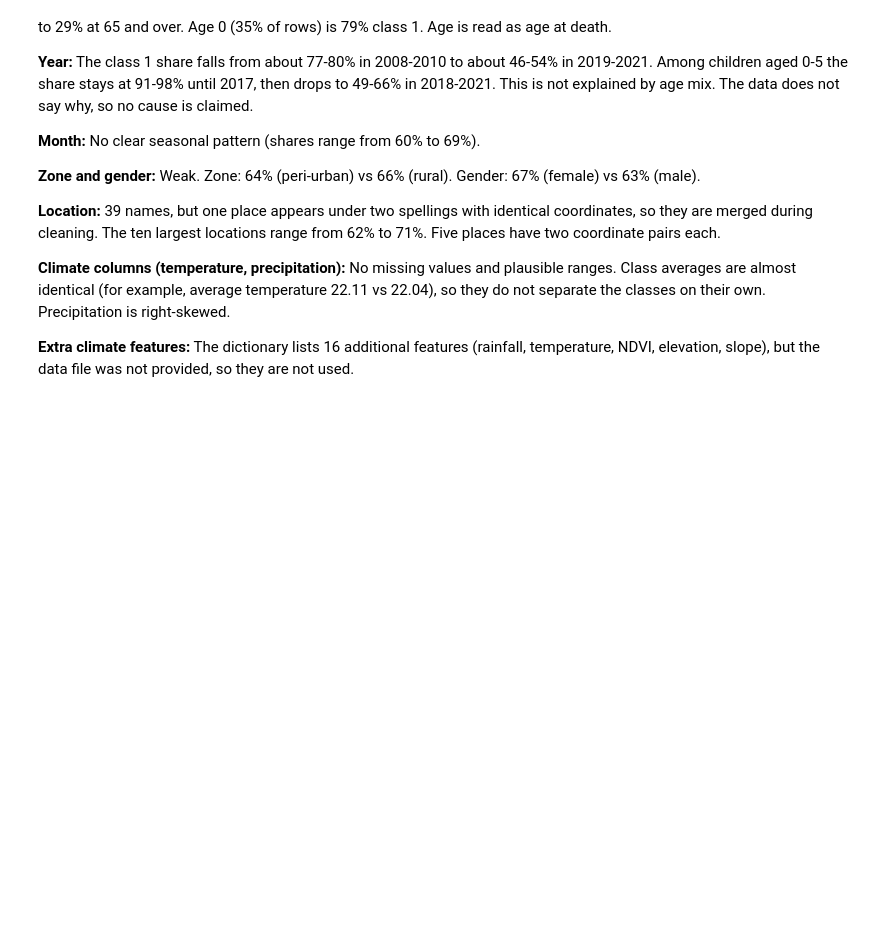
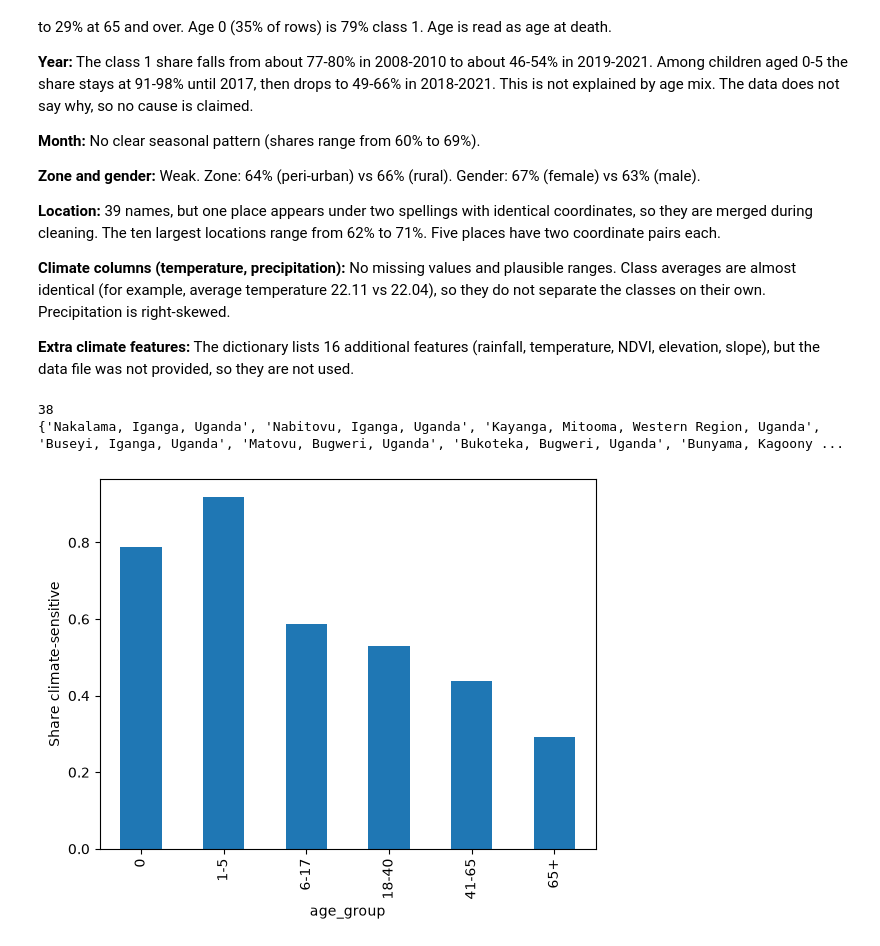
Before and after one commit to godfreymiracle-cmd/climate-risk-health-prediction, a Jupyter notebook: Climate-Sensitive Mortality Prediction.ipynb, the cells around one changed output. Cells and saved outputs as stored; diff of their text form; code cells hidden in the pictures; blank space fills up the shorter version.

Commit message:
Add EDA charts, descriptions, findings and business problem

```diff
--- a/Climate-Sensitive Mortality Prediction.ipynb
+++ b/Climate-Sensitive Mortality Prediction.ipynb
@@ -349,3 +361,25 @@ train.groupby('is_climate_sensitive')[['avg_temperature', 'max_temperature', 'mi
 **Climate columns (temperature, precipitation):** No missing values and plausible ranges. Class averages are almost identical (for example, average temperature 22.11 vs 22.04), so they do not separate the classes on their own. Precipitation is right-skewed.
 
 **Extra climate features:** The dictionary lists 16 additional features (rainfall, temperature, NDVI, elevation, slope), but the data file was not provided, so they are not used.
+# %%
+# Merge the two spellings of the Brac Uganda location in train and test
+old = 'Brac Uganda Iganga Regional Branch, Bikadho Road, Nkaatu Propeer, Kasokoso North, Iganga, Eastern Region, Uganda'
+new = 'Brac Uganda Iganga Regional Branch, Bikadho Road, Nkaatu Propeer, Kasokoso North, Iganga, Uganda'
+train['location'] = train['location'].replace(old, new)
+test['location'] = test['location'].replace(old, new)
+# %%
+# Check the number of locations and any test locations missing from train
+print(train['location'].nunique())
+print(set(test['location']) - set(train['location']))
+# %% [output]
+38
+{'Nakalama, Iganga, Uganda', 'Nabitovu, Iganga, Uganda', 'Kayanga, Mitooma, Western Region, Uganda', 'Buseyi, Iganga, Uganda', 'Matovu, Bugweri, Uganda', 'Bukoteka, Bugweri, Uganda', 'Bunyama, Kagoony ...
+# %%
+# Bar chart of class 1 share by age group, with readable labels
+
+train['age_group'] = pd.cut(train['age'], bins=[-1, 0, 5, 17, 40, 65, 120], labels=['0', '1-5', '6-17', '18-40', '41-65', '65+'])
+train.groupby('age_group', observed=True)['is_climate_sensitive'].mean().plot(kind='bar')
+plt.ylabel('Share climate-sensitive')
+plt.show()
+# %% [output]
+[figure, added]
```
Also changed, not shown: parts of 10 cells of this notebook.
